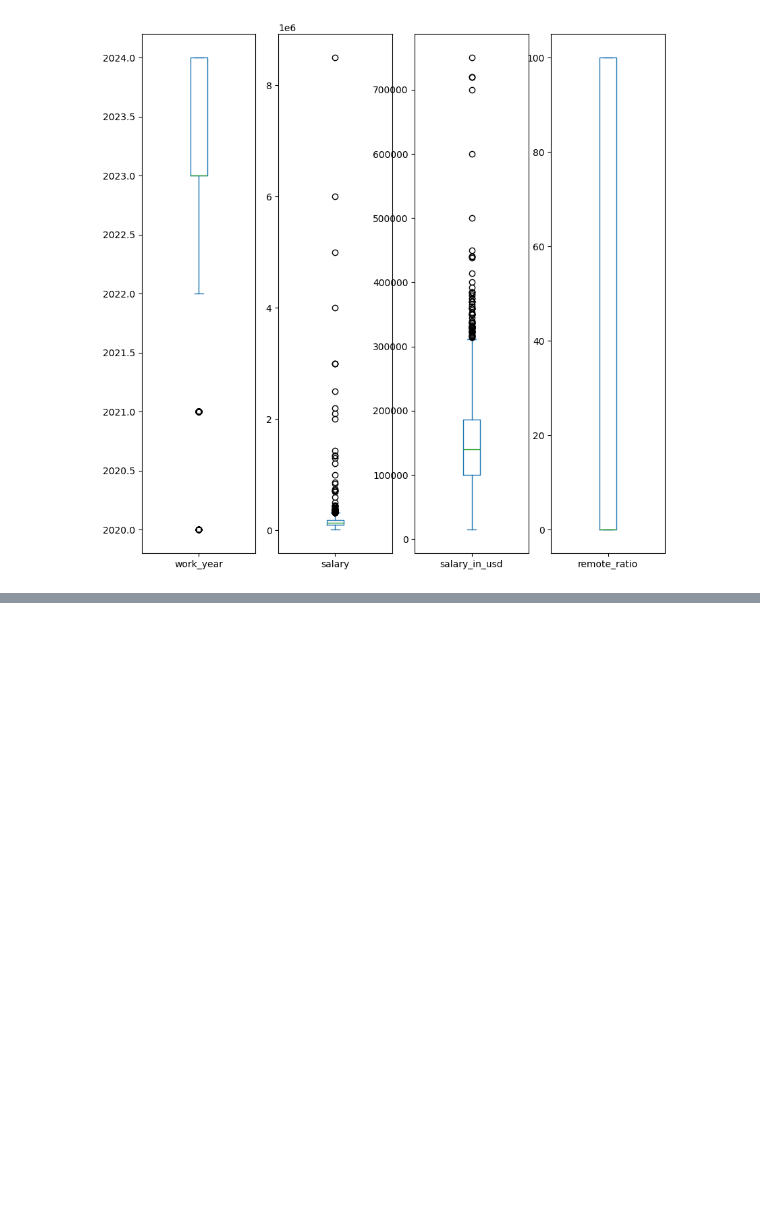
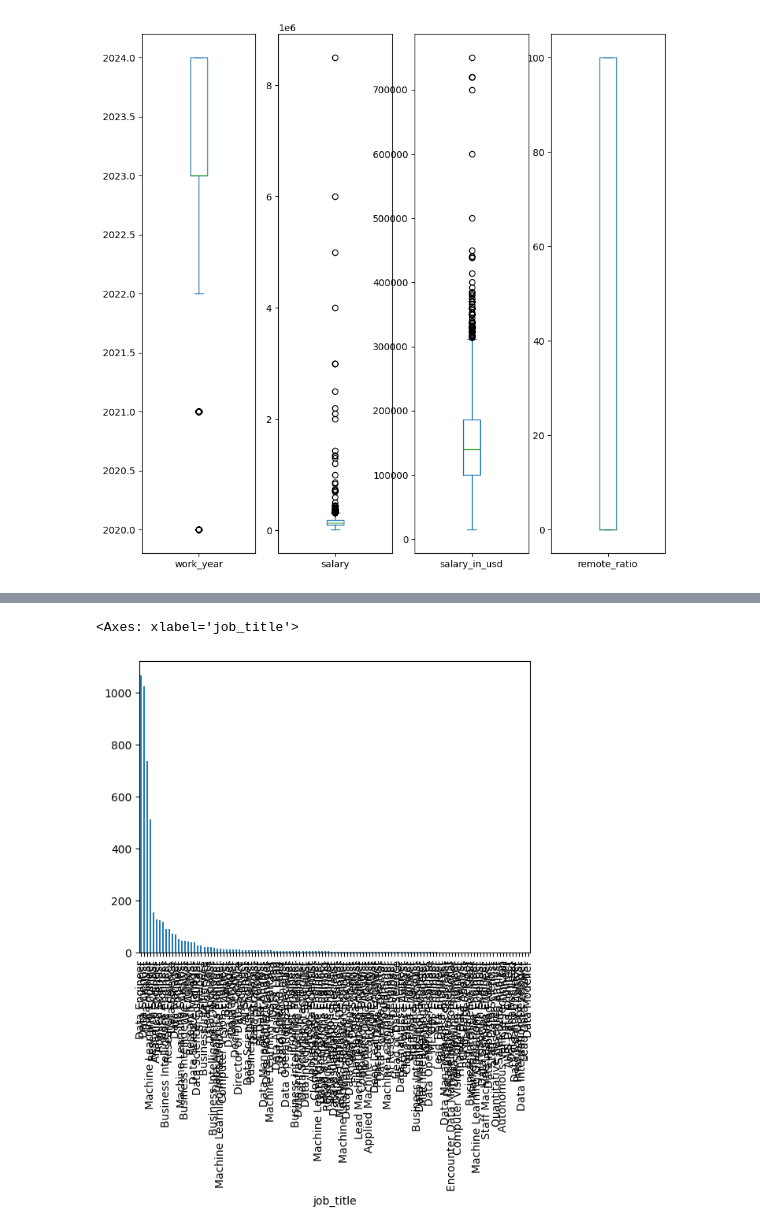
Before and after one commit to Souzadfs/Data_Science, a Jupyter notebook: Analista_de_dados.ipynb, the cells around one changed output, grey strips where cells are left out. Cells and saved outputs as stored; diff of their text form; code cells hidden in the pictures; blank space fills up the shorter version.

```diff
--- a/Analista_de_dados.ipynb
+++ b/Analista_de_dados.ipynb
@@ -162,0 +181,5 @@ base_excel.to_excel('base_excel.xlsx')
+# %%
+df.job_title.value_counts().plot(kind='bar')
+# %% [output]
+<Axes: xlabel='job_title'>
+[figure, added]
```
Also changed, not shown: parts of 2 cells of this notebook.
